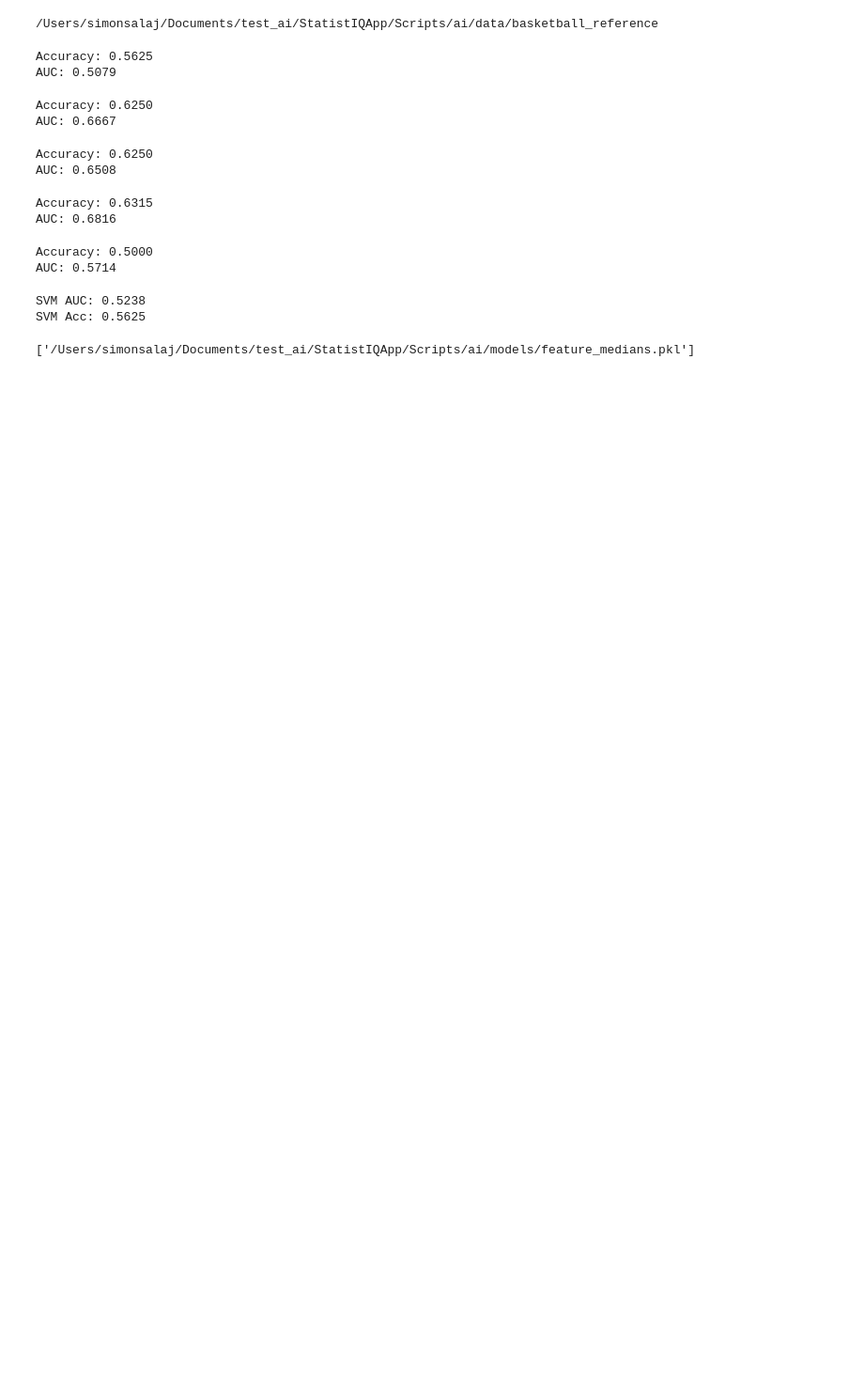
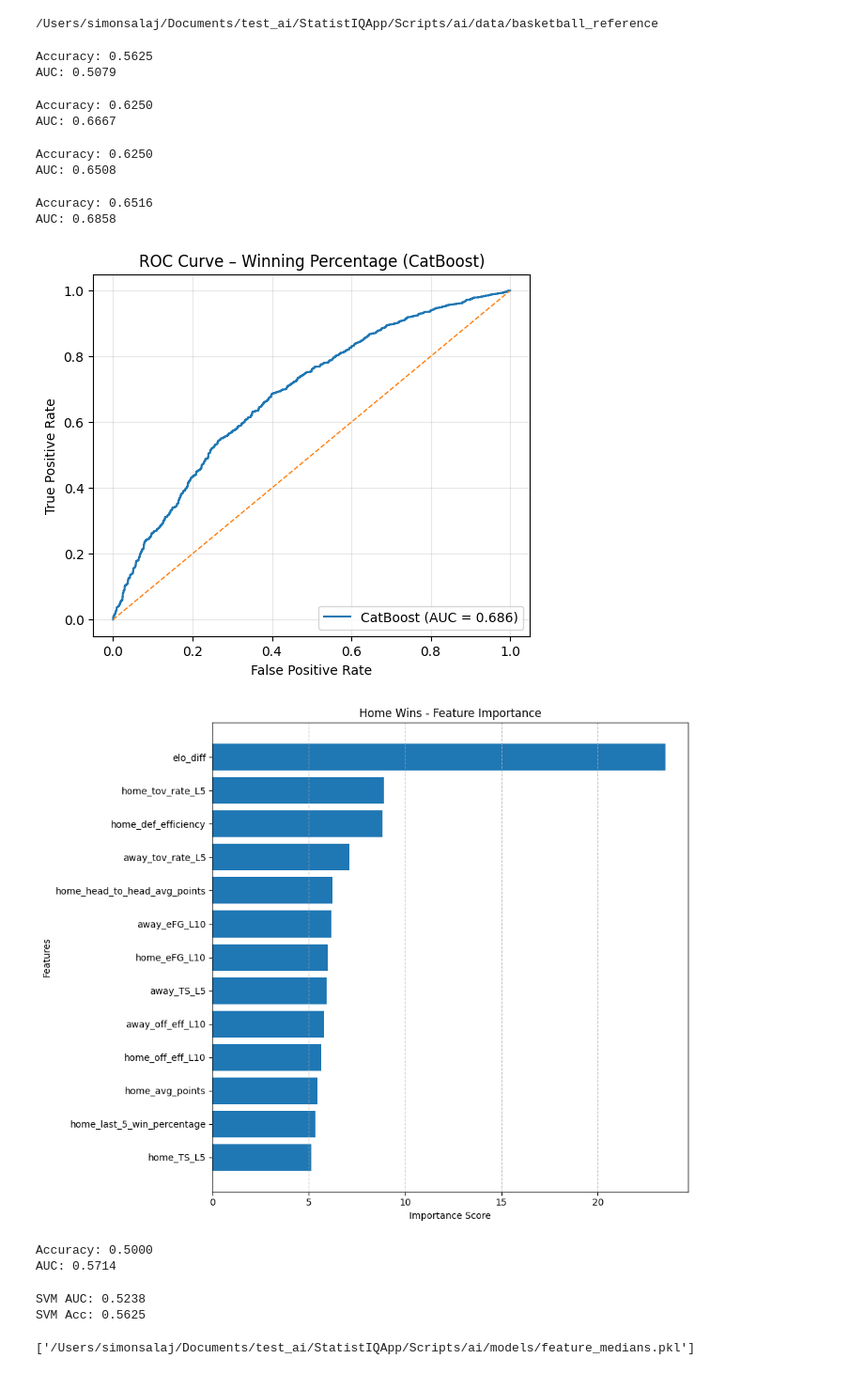
Before and after one commit to simonator420/StatistIQ, a Jupyter notebook: Scripts/ai/train/winning_percentage.ipynb, the cells around one changed output. Shown at 94% size. Saved outputs shown, nothing was run; the diff lists cells and outputs as text; code cells hidden in the pictures; blank space fills up the shorter version.

```diff
--- a/Scripts/ai/train/winning_percentage.ipynb
+++ b/Scripts/ai/train/winning_percentage.ipynb
@@ -636,36 +638,81 @@ feature_medians = df_model[features].median().to_dict()
 df_model['home_win'] = df['home_win']
 
 for col in features:
     df_model[col] = df_model[col].fillna(df_model[col].median())
 
 X = df_model[features]
 y = df_model['home_win']
 
 X_train, X_test, y_train, y_test = train_test_split(
-    X, y, test_size=0.2, random_state=42, stratify=y
+    X, y, test_size=0.2, random_state=42, shuffle=False
 )
 
 model = CatBoostClassifier(
     iterations=200,
     learning_rate=0.05,
     depth=6,
     random_seed=42,
     verbose=0
 )
 
 model.fit(X_train, y_train)
 
 y_pred = model.predict(X_test)
 y_prob_cb = model.predict_proba(X_test)[:, 1]
 
 acc = accuracy_score(y_test, y_pred)
 auc = roc_auc_score(y_test, y_prob_cb)
 
 print(f'Accuracy: {acc:.4f}')
 print(f'AUC: {auc:.4f}')
+
+fpr, tpr, thresholds = roc_curve(y_test, y_prob_cb)
+
+plt.figure(figsize=(6, 5))
+plt.plot(fpr, tpr, label=f'CatBoost (AUC = {auc:.3f})')
+plt.plot([0, 1], [0, 1], linestyle='--', linewidth=1)
+
+plt.xlabel('False Positive Rate')
+plt.ylabel('True Positive Rate')
+plt.title('ROC Curve – Winning Percentage (CatBoost)')
+plt.legend(loc='lower right')
+plt.grid(alpha=0.3)
+
+plt.show()
+
+import pandas as pd
+import matplotlib.pyplot as plt
+
+# 1. Get feature importance from your CatBoost model
+importances = model.get_feature_importance()
+
+# 2. Create a DataFrame for easy sorting
+# 'features' is the list of column names you defined earlier
+feature_importance_df = pd.DataFrame({
+    'Feature': features,
+    'Importance': importances
+})
+
+# 3. Sort features (Ascending order looks best for horizontal bar charts)
+feature_importance_df = feature_importance_df.sort_values(by='Importance', ascending=True)
+
+# 4. Plot the results
+plt.figure(figsize=(10, 8))
+plt.barh(feature_importance_df['Feature'], feature_importance_df['Importance'])
+plt.xlabel('Importance Score')
+plt.ylabel('Features')
+plt.title('Home Wins - Feature Importance')
+plt.grid(axis='x', linestyle='--', alpha=0.7)
+plt.tight_layout()
+
+# Save or show the plot
+plt.savefig('feature_importance.png')
+plt.show()
 # %% [output]
-Accuracy: 0.6315
-AUC: 0.6816
+Accuracy: 0.6516
+AUC: 0.6858
+[figure, added]
+[figure, added]
 # %%
 # # # # # # # # # # # # # # # # # # # #
 # Ensemble – Logistic + RF + CatBoost #
```
Also changed, not shown: parts of 1 cell of this notebook, 9 other files.
